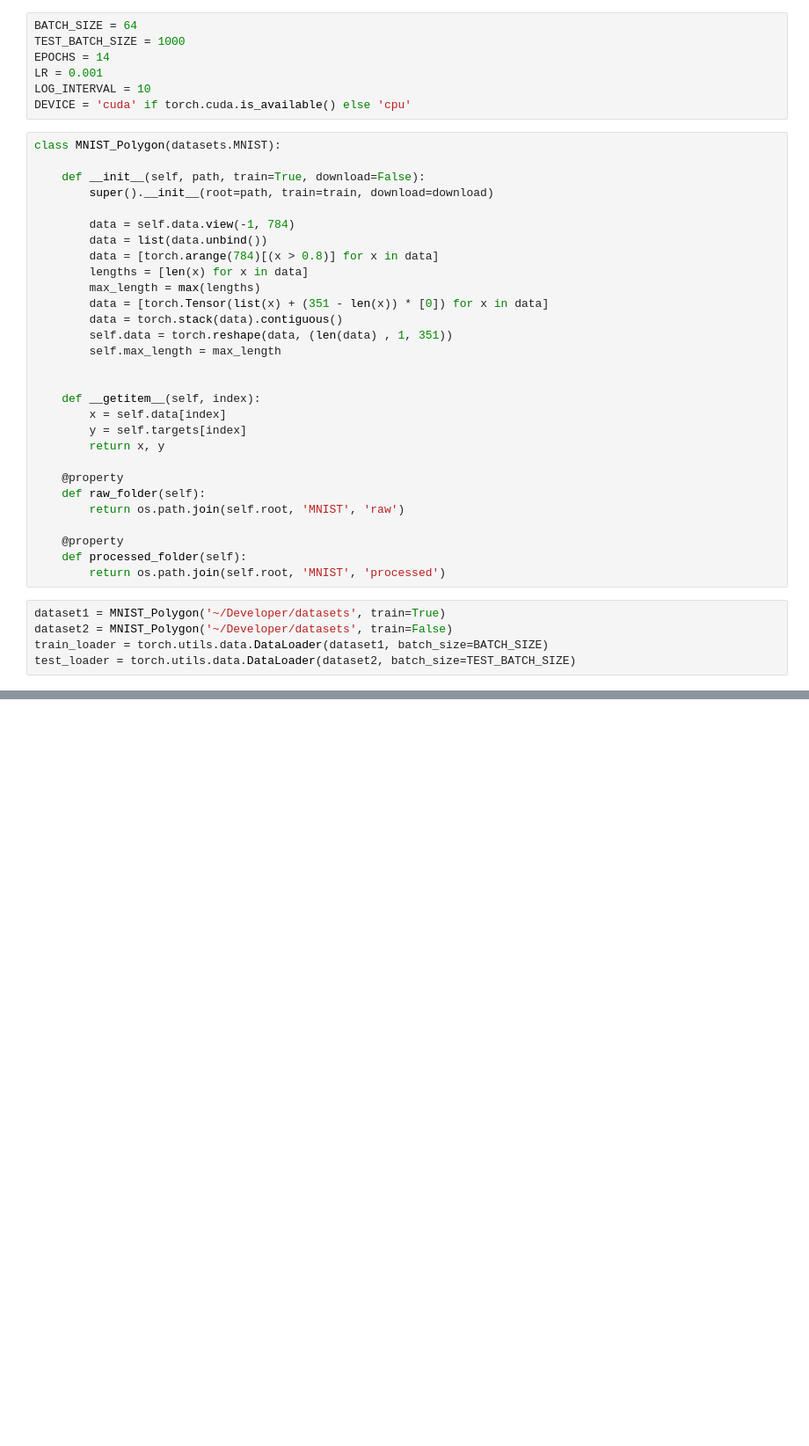
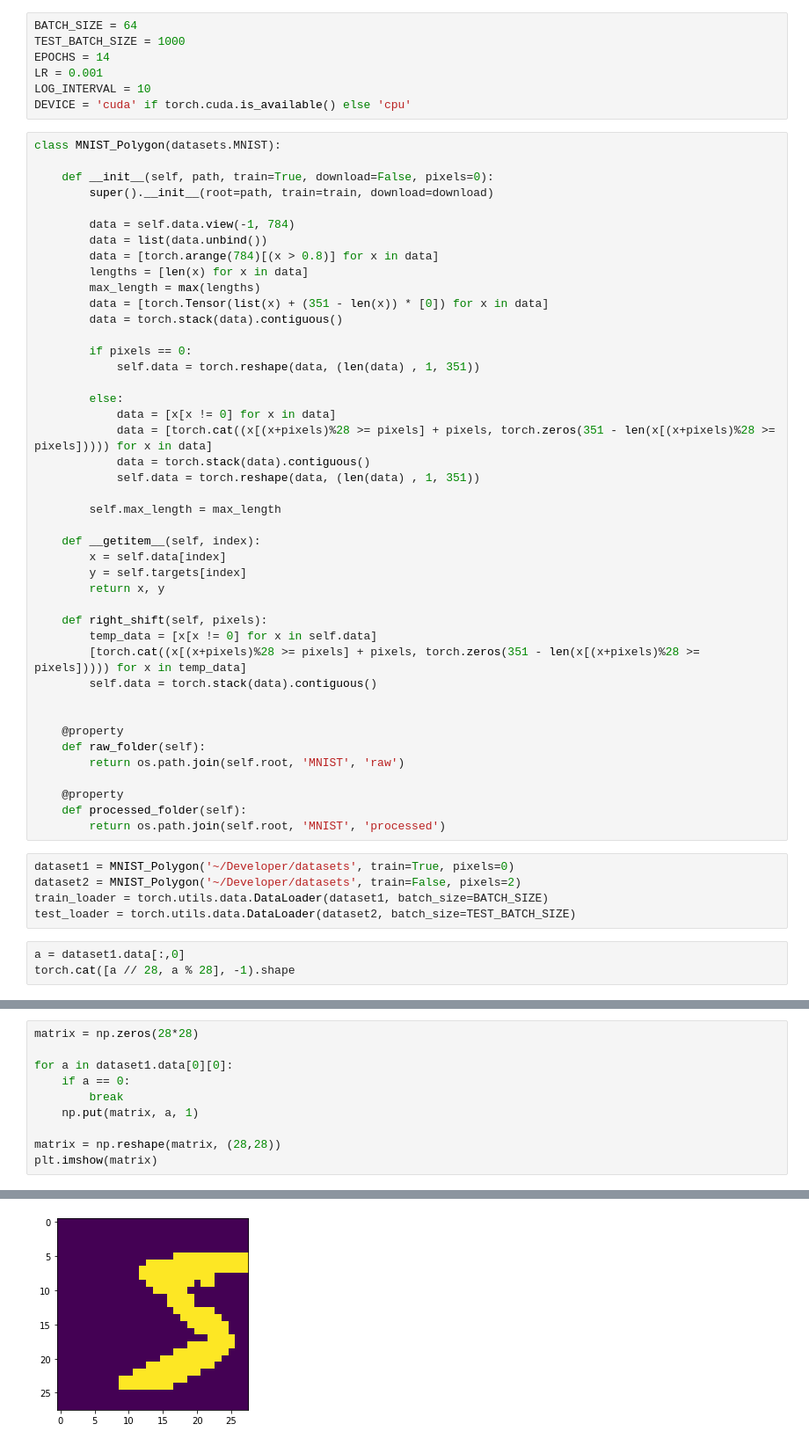
Before and after one commit to davemeijdam/map-generalization-thesis-2021, a Jupyter notebook: notebooks/strange_dataset.ipynb, the cells around one changed output, grey strips where cells are left out. Shown at 88% size. Drawn from its saved outputs; the diff is of its cells as text; blank space fills up the shorter version.

Commit message:
Added shift function

```diff
--- a/notebooks/strange_dataset.ipynb
+++ b/notebooks/strange_dataset.ipynb
@@ -22,7 +22,7 @@ DEVICE = 'cuda' if torch.cuda.is_available() else 'cpu'
 # %%
 class MNIST_Polygon(datasets.MNIST):
 
-    def __init__(self, path, train=True, download=False):
+    def __init__(self, path, train=True, download=False, pixels=0):
         super().__init__(root=path, train=train, download=download)
 
         data = self.data.view(-1, 784)
@@ -32,14 +32,28 @@ class MNIST_Polygon(datasets.MNIST):
         max_length = max(lengths)
         data = [torch.Tensor(list(x) + (351 - len(x)) * [0]) for x in data]
         data = torch.stack(data).contiguous()
-        self.data = torch.reshape(data, (len(data) , 1, 351))
+
+        if pixels == 0:
+            self.data = torch.reshape(data, (len(data) , 1, 351))
+
+        else:
+            data = [x[x != 0] for x in data]
+            data = [torch.cat((x[(x+pixels)%28 >= pixels] + pixels, torch.zeros(351 - len(x[(x+pixels)%28 >= pixels])))) for x in data]
+            data = torch.stack(data).contiguous()
+            self.data = torch.reshape(data, (len(data) , 1, 351))
+
         self.max_length = max_length
-
 
     def __getitem__(self, index):
         x = self.data[index]
         y = self.targets[index]
         return x, y
+
+    def right_shift(self, pixels):
+        temp_data = [x[x != 0] for x in self.data]
+        [torch.cat((x[(x+pixels)%28 >= pixels] + pixels, torch.zeros(351 - len(x[(x+pixels)%28 >= pixels])))) for x in temp_data]
+        self.data = torch.stack(data).contiguous()
+
 
     @property
     def raw_folder(self):
@@ -49,7 +63,10 @@ class MNIST_Polygon(datasets.MNIST):
     def processed_folder(self):
         return os.path.join(self.root, 'MNIST', 'processed')
 # %%
-dataset1 = MNIST_Polygon('~/Developer/datasets', train=True)
-dataset2 = MNIST_Polygon('~/Developer/datasets', train=False)
+dataset1 = MNIST_Polygon('~/Developer/datasets', train=True, pixels=0)
+dataset2 = MNIST_Polygon('~/Developer/datasets', train=False, pixels=2)
 train_loader = torch.utils.data.DataLoader(dataset1, batch_size=BATCH_SIZE)
 test_loader = torch.utils.data.DataLoader(dataset2, batch_size=TEST_BATCH_SIZE)
+# %%
+a = dataset1.data[:,0]
+torch.cat([a // 28, a % 28], -1).shape
@@ -55,0 +97,11 @@ test_loader = torch.utils.data.DataLoader(dataset2, batch_size=TEST_BATCH_SIZE)
+# %%
+matrix = np.zeros(28*28)
+
+for a in dataset1.data[0][0]:
+    if a == 0:
+        break
+    np.put(matrix, a, 1)
+
+matrix = np.reshape(matrix, (28,28))
+plt.imshow(matrix)
+# %% [output]
@@ -55,0 +109 @@ test_loader = torch.utils.data.DataLoader(dataset2, batch_size=TEST_BATCH_SIZE)
+[figure, added]
```
Also changed, not shown: parts of 15 cells of this notebook.
